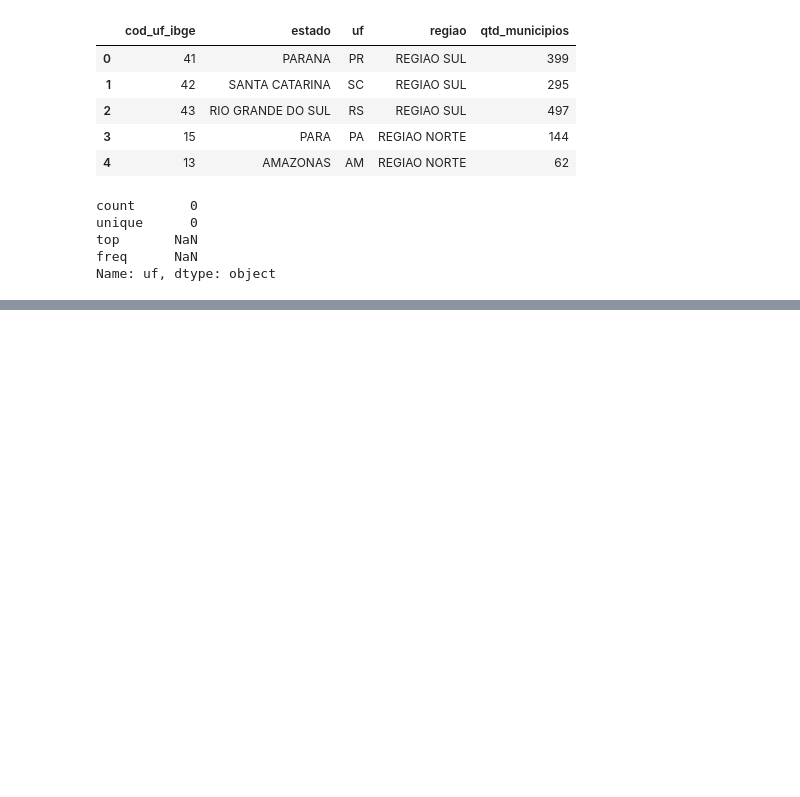
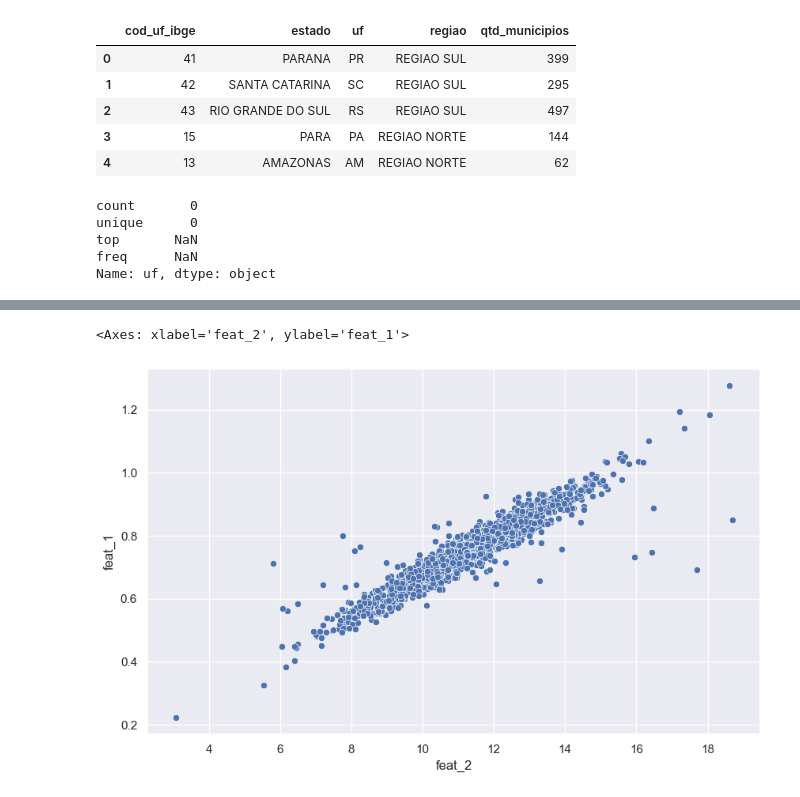
Before and after one commit to victorwasz/datamining-utfpr-2023, a Jupyter notebook: aula_2_e_3/Copia_exercicio_01.ipynb, the cells around one changed output, grey strips where cells are left out. Cells and saved outputs as stored; diff of their text form; code cells hidden in the pictures; blank space fills up the shorter version.

Commit message:
Feito ate remocao de outliers apos regressao

```diff
--- a/aula_2_e_3/Copia_exercicio_01.ipynb
+++ b/aula_2_e_3/Copia_exercicio_01.ipynb
@@ -399,11 +399,13 @@ Name: uf, dtype: object
 # %%
 dados = pd.merge(dados,regiao, left_on="uf",right_on="uf")
 # %%
-print(dados.feat_1.isna().sum())
-print(dados.feat_2.isna().sum())
-print(dados.feat_3.isna().sum())
-print(dados.feat_4.isna().sum())
+print("feat_1: ",dados.feat_1.isna().sum())
+print("feat_2: ",dados.feat_2.isna().sum())
+print("feat_3: ",dados.feat_3.isna().sum())
+print("feat_4: ",dados.feat_4.isna().sum(),"\n")
 
-print(sum((dados.feat_1.isna() + dados.feat_2.isna()) == 2))
-print(sum((dados.feat_3.isna() + dados.feat_4.isna()) == 2))
+print("feat_1 e feat_2: ",sum(dados.feat_1.isna() & dados.feat_2.isna()))
+print("feat_3 e feat_4: ",sum(dados.feat_3.isna() & dados.feat_4.isna()))
+
+dados = dados.drop(dados[dados.feat_3.isna() & dados.feat_4.isna()].index,axis=0)
 # %% [output]
@@ -416,9 +419,24 @@ print(sum((dados.feat_3.isna() + dados.feat_4.isna()) == 2))
 # %%
-dados_regressao_01 = dados[~dados[["feat_1","feat_2"]].isna().any(axis=1)]
+dados_regressao_01 = dados[~dados[["feat_1","feat_2"]].isna().any(axis=1)].copy()
 
 y_01 = dados_regressao_01.feat_1.values
 x_01 = dados_regressao_01.feat_2.values
-constante_01 = np.ones(len(x_01))
+constante_01 = np.ones(len(y_01))
 
 matrix_01 = np.vstack([constante_01,x_01]).T
 k1,c1 = np.linalg.pinv(matrix_01).dot(y_01)
+
+dados.loc[dados.feat_1.isna(),"feat_1"] = k1 + c1*dados.feat_2
+dados.loc[dados.feat_2.isna(),"feat_2"] = (dados.feat_1 - k1)/c1
+# %%
+dados_regressao_02 = dados[~dados[["feat_3","feat_4"]].isna().any(axis=1)].copy()
+
+y_02 = dados_regressao_02.feat_3.values
+x_02 = dados_regressao_02.feat_4.values
+constante_02 = np.ones(len(y_02))
+
+matrix_02 = np.vstack([constante_02,x_02]).T
+k2,c2 = np.linalg.pinv(matrix_02).dot(y_02)
+
+dados.loc[dados.feat_3.isna(),"feat_3"] = k2 + c2*dados.feat_4
+dados.loc[dados.feat_4.isna(),"feat_4"] = (dados.feat_3 - k2)/c2
@@ -424,0 +465,5 @@ k1,c1 = np.linalg.pinv(matrix_01).dot(y_01)
+# %%
+sns.scatterplot(x = dados.feat_2,y = dados.feat_1)
+# %% [output]
+<Axes: xlabel='feat_2', ylabel='feat_1'>
+[figure, added]
```
Also changed, not shown: parts of 11 cells of this notebook.
